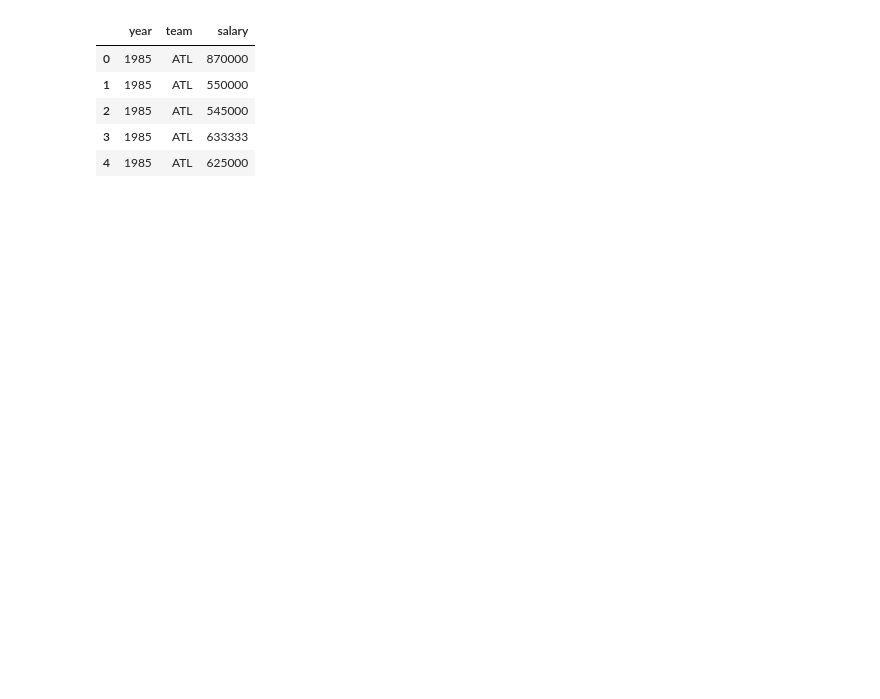
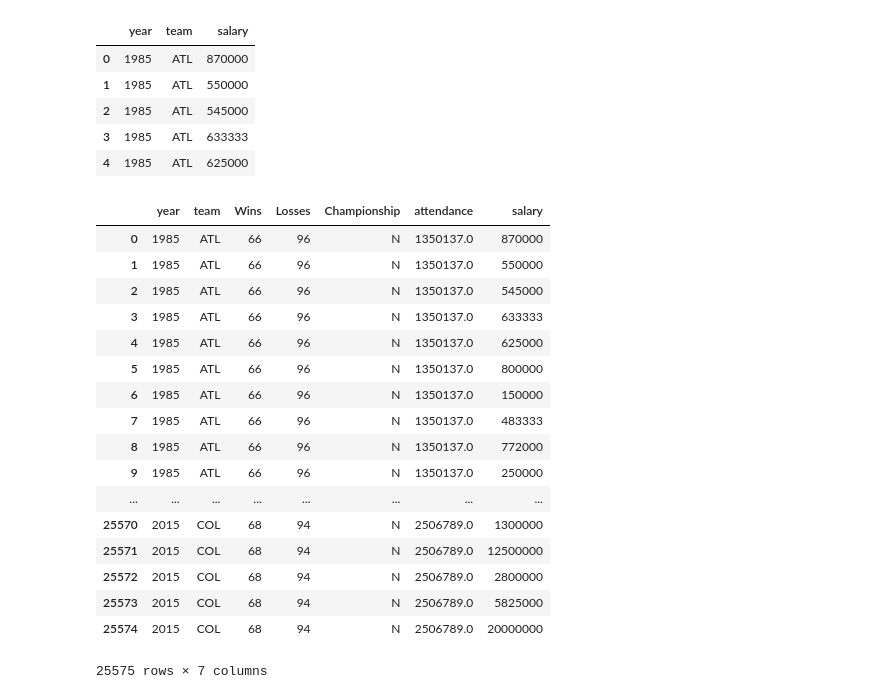
Before and after one commit to kmorehead33/Project_2, a Jupyter notebook: python/ETL.ipynb, the cells around one changed output. Drawn from its saved outputs; the diff is of its cells as text; code cells hidden in the pictures; blank space fills up the shorter version.

```diff
--- a/python/ETL.ipynb
+++ b/python/ETL.ipynb
@@ -31,0 +30,4 @@ salaries_db = pd.read_csv("../data/Salaries.csv")
+# %%
+before_1985 = teams_db['year']>=1985
+# %%
+teams_db = teams_db[before_1985]
@@ -43,0 +64,22 @@ salaries_db = salaries_db.rename(columns={'yearID': 'year', 'teamID':'team'})
+# %%
+team_salary_db = pd.merge(teams_db, salaries_db, on=['year','team'])
+team_salary_db
+# %% [output]
+|  | year | team | Wins | Losses | Championship | attendance | salary |
+| 0 | 1985 | ATL | 66 | 96 | N | 1350137.0 | 870000 |
+| 1 | 1985 | ATL | 66 | 96 | N | 1350137.0 | 550000 |
+| 2 | 1985 | ATL | 66 | 96 | N | 1350137.0 | 545000 |
+| 3 | 1985 | ATL | 66 | 96 | N | 1350137.0 | 633333 |
+| 4 | 1985 | ATL | 66 | 96 | N | 1350137.0 | 625000 |
+| 5 | 1985 | ATL | 66 | 96 | N | 1350137.0 | 800000 |
+| 6 | 1985 | ATL | 66 | 96 | N | 1350137.0 | 150000 |
+| 7 | 1985 | ATL | 66 | 96 | N | 1350137.0 | 483333 |
+| 8 | 1985 | ATL | 66 | 96 | N | 1350137.0 | 772000 |
+| 9 | 1985 | ATL | 66 | 96 | N | 1350137.0 | 250000 |
+| ... | ... | ... | ... | ... | ... | ... | ... |
+| 25570 | 2015 | COL | 68 | 94 | N | 2506789.0 | 1300000 |
+| 25571 | 2015 | COL | 68 | 94 | N | 2506789.0 | 12500000 |
+| 25572 | 2015 | COL | 68 | 94 | N | 2506789.0 | 2800000 |
+| 25573 | 2015 | COL | 68 | 94 | N | 2506789.0 | 5825000 |
+| 25574 | 2015 | COL | 68 | 94 | N | 2506789.0 | 20000000 |
+25575 rows × 7 columns
```
Also changed, not shown: parts of 15 cells of this notebook, 1 other file.
